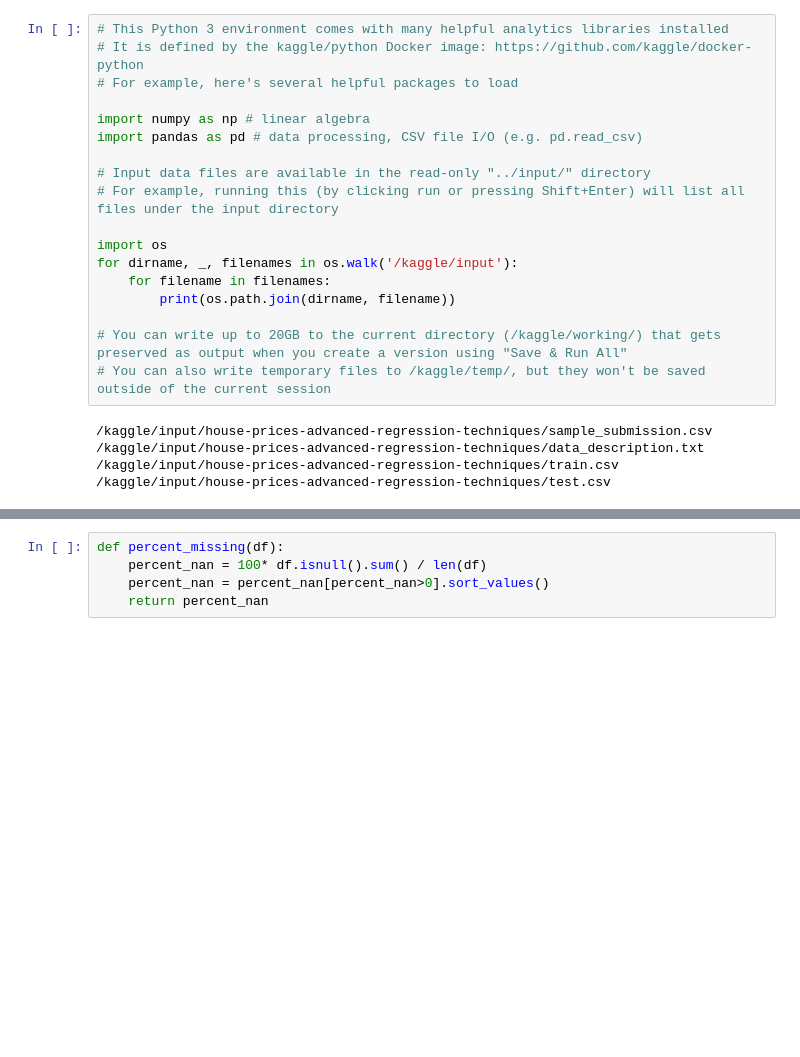
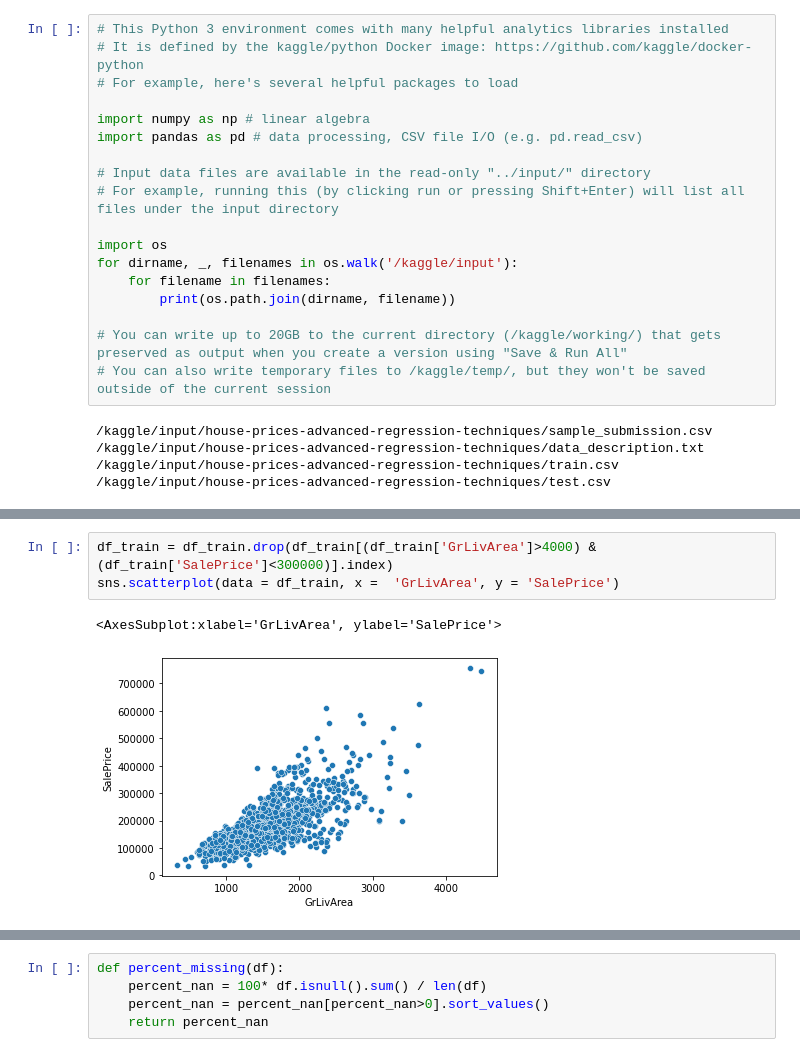
Before and after one commit to georgybusov/Regression-Project, a Jupyter notebook: housing-prices-competition.ipynb, the cells around one changed output, grey strips where cells are left out. Saved outputs shown, nothing was run; the diff lists cells and outputs as text; blank space fills up the shorter version.

```diff
--- a/housing-prices-competition.ipynb
+++ b/housing-prices-competition.ipynb
@@ -44,0 +50,6 @@ df.head()
+# %%
+df_train = df_train.drop(df_train[(df_train['GrLivArea']>4000) & (df_train['SalePrice']<300000)].index)
+sns.scatterplot(data = df_train, x =  'GrLivArea', y = 'SalePrice')
+# %% [output]
+<AxesSubplot:xlabel='GrLivArea', ylabel='SalePrice'>
+[figure, added]
```
Also changed, not shown: parts of 73 cells of this notebook.
